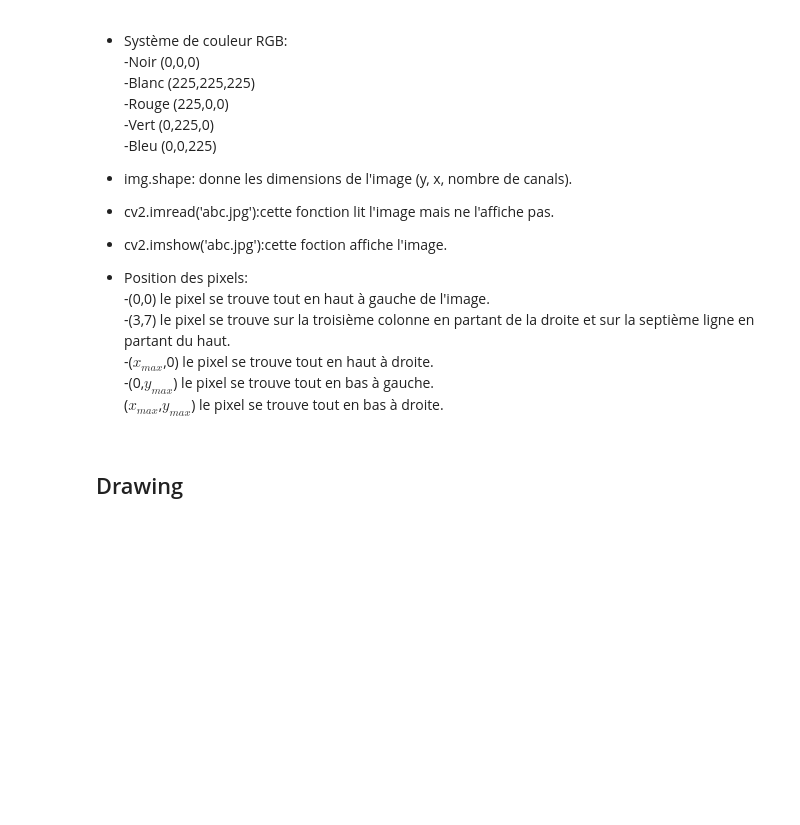
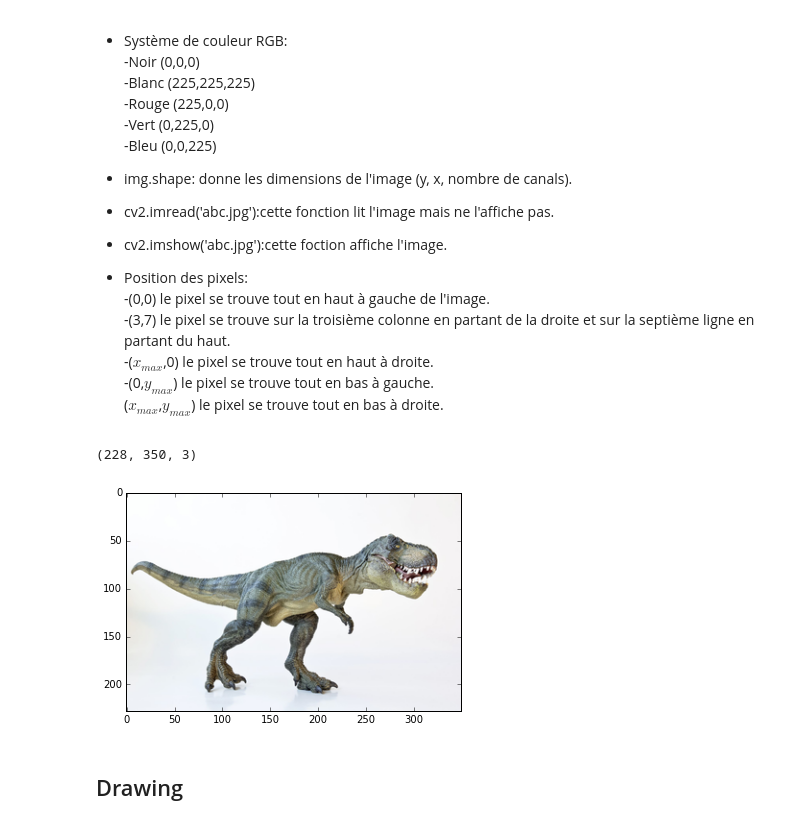
Before and after one commit to Bugnon/oc-2017, a Jupyter notebook: exam/Benoit_OpenCV.ipynb, the cells around one changed output. Saved outputs shown, nothing was run; the diff lists cells and outputs as text; code cells hidden in the pictures; blank space fills up the shorter version.

```diff
--- a/exam/Benoit_OpenCV.ipynb
+++ b/exam/Benoit_OpenCV.ipynb
@@ -64,6 +64,11 @@ def histogram(hist, title):
 ($x_{max}$,$y_{max}$) le pixel se trouve tout en bas à droite.
 # %%
 img = cv2.imread('trex.png')
+print(img.shape)
+show(img)
+# %% [output]
+(228, 350, 3)
+[figure, added]
 # %% [markdown]
 ## Drawing
 # %% [markdown]
```
Also changed, not shown: parts of 49 cells of this notebook.
